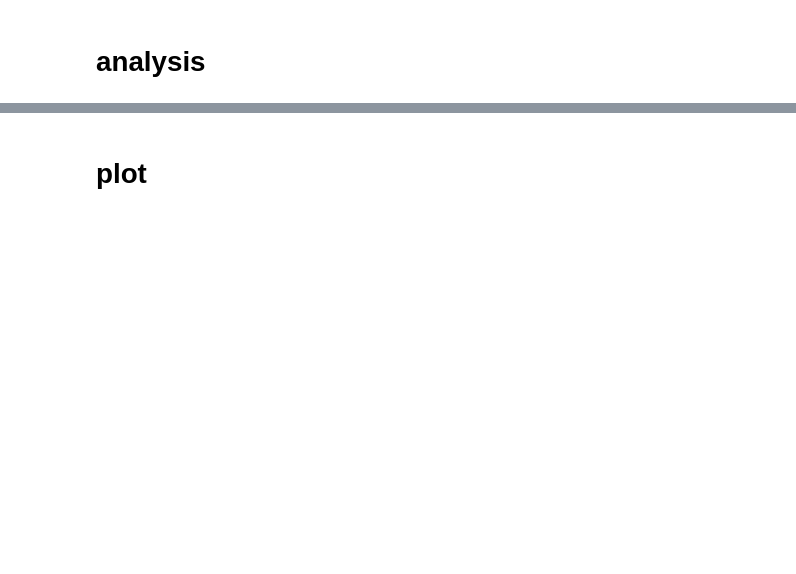
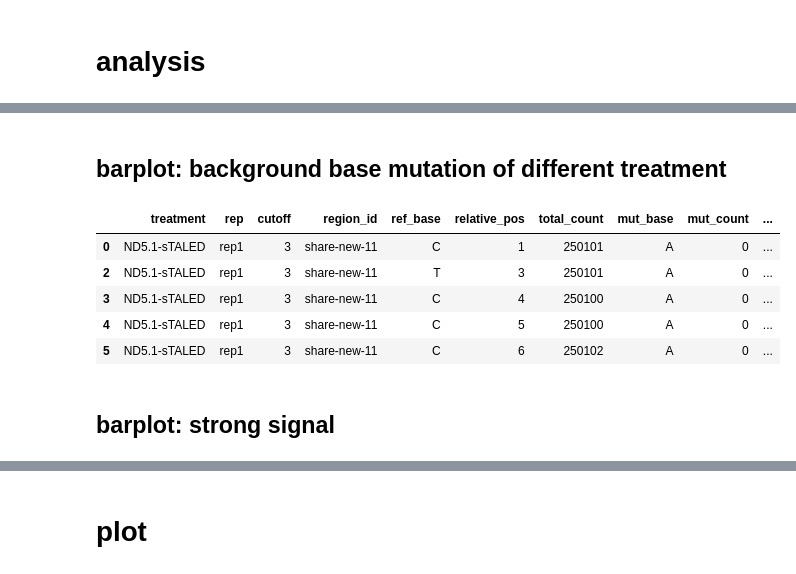
Before and after one commit to hermanzhaozzzz/snakepipes_target-seq, a Jupyter notebook: step.09.merge_bmat_and_plot_barplot.ipynb, the cells around one changed output, grey strips where cells are left out. Cells and saved outputs as stored; diff of their text form; code cells hidden in the pictures; blank space fills up the shorter version.

```diff
--- a/step.09.merge_bmat_and_plot_barplot.ipynb
+++ b/step.09.merge_bmat_and_plot_barplot.ipynb
@@ -88 +98,19 @@ untreat    35196
 Name: treatment, dtype: int64
+# %% [markdown]
+## barplot: background base mutation of different treatment
+# %%
+df['direction'] = df.ref_base + "2" + df.mut_base
+df['mut_ratio'] = df.mut_count / df.total_count * 100
+df = df.query("""
+    ref_base != mut_base & \
+    cutoff == 3 & \
+    mut_ratio <= 20
+""")
+df.head()
+# %% [output]
+|  | treatment | rep | cutoff | region_id | ref_base | relative_pos | total_count | mut_base | mut_count | ... |
+| 0 | ND5.1-sTALED | rep1 | 3 | share-new-11 | C | 1 | 250101 | A | 0 | ... |
+| 2 | ND5.1-sTALED | rep1 | 3 | share-new-11 | T | 3 | 250101 | A | 0 | ... |
+| 3 | ND5.1-sTALED | rep1 | 3 | share-new-11 | C | 4 | 250100 | A | 0 | ... |
+| 4 | ND5.1-sTALED | rep1 | 3 | share-new-11 | C | 5 | 250100 | A | 0 | ... |
+| 5 | ND5.1-sTALED | rep1 | 3 | share-new-11 | C | 6 | 250102 | A | 0 | ... |
@@ -88,0 +175,2 @@ Name: treatment, dtype: int64
+# %% [markdown]
+## barplot: strong signal
```
Also changed, not shown: parts of 38 cells of this notebook, 2 other files.
